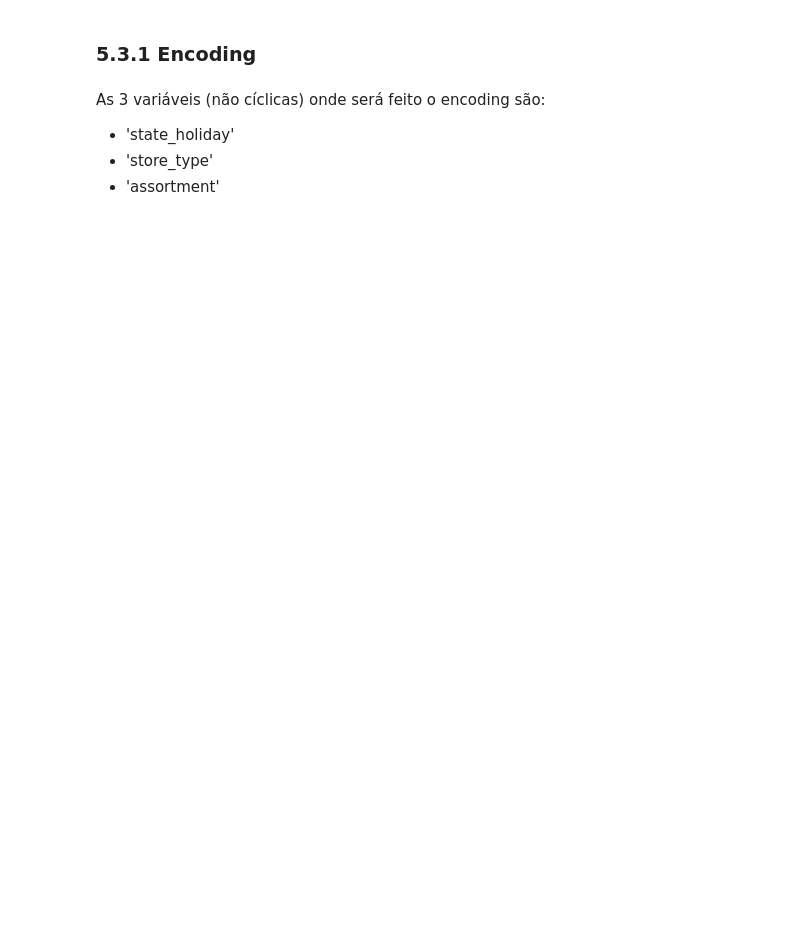
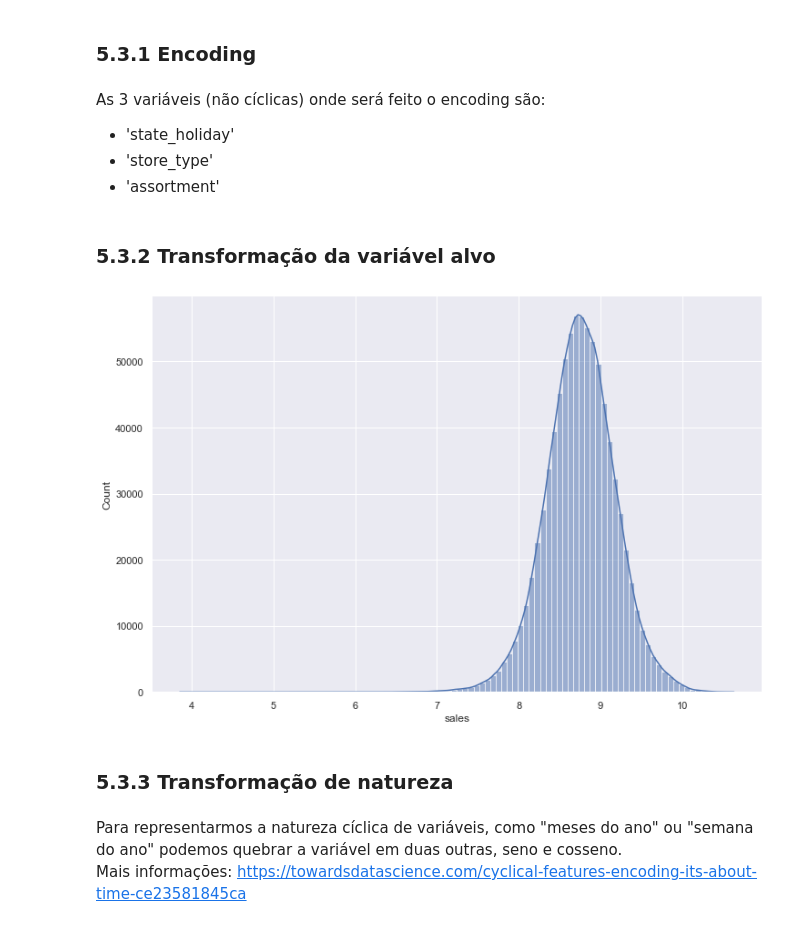
Before and after one commit to renato-favarin/ds_em_producao, a Jupyter notebook: ds_em_producao.ipynb, the cells around one changed output. Drawn from its saved outputs; the diff is of its cells as text; code cells hidden in the pictures; blank space fills up the shorter version.

```diff
--- a/ds_em_producao.ipynb
+++ b/ds_em_producao.ipynb
@@ -1364,0 +1360,13 @@ df5['assortment'] = df5['assortment'].map(assortment_dict)
+# %% [markdown]
+### 5.3.2 Transformação da variável alvo
+# %%
+df5['sales'] = np.log1p(df5['sales'])
+# %%
+sns.histplot(x = df5['sales'],bins=100,kde = True);
+# %% [output]
+[figure, added]
+# %% [markdown]
+### 5.3.3 Transformação de natureza
+# %% [markdown]
+Para representarmos a natureza cíclica de variáveis, como "meses do ano" ou "semana do ano" podemos quebrar a variável em duas outras, seno e cosseno. <br> Mais informações:
+https://towardsdatascience.com/cyclical-features-encoding-its-about-time-ce23581845ca
```
Also changed, not shown: parts of 14 cells of this notebook.
